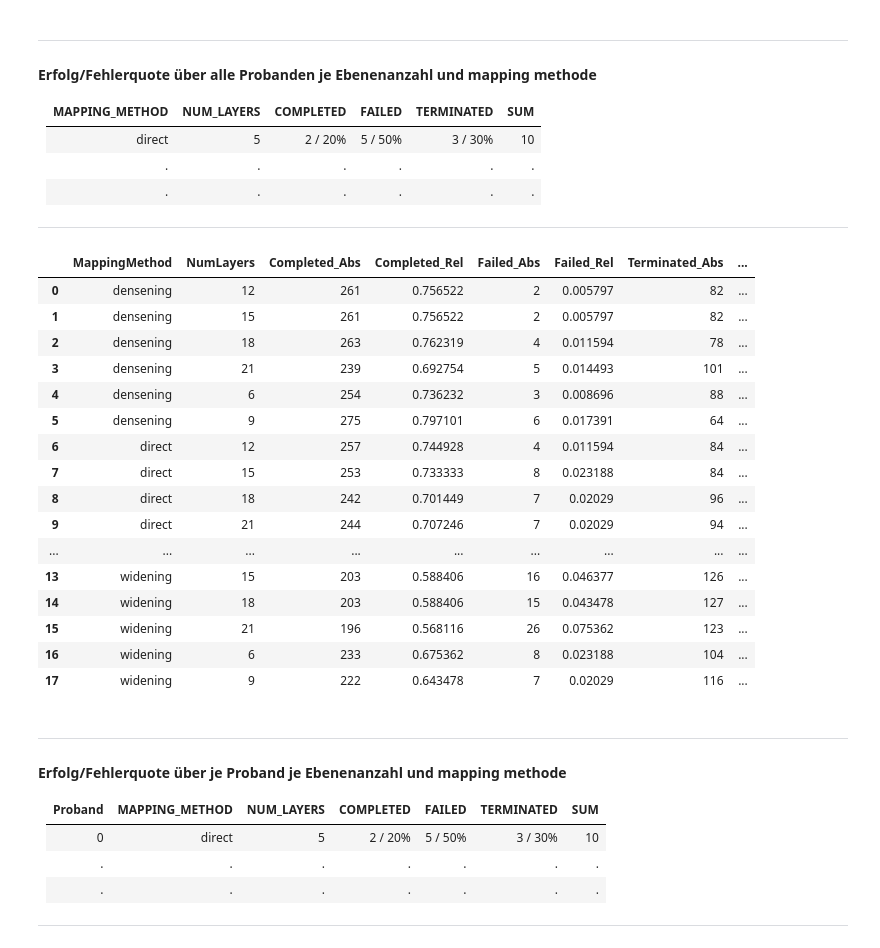
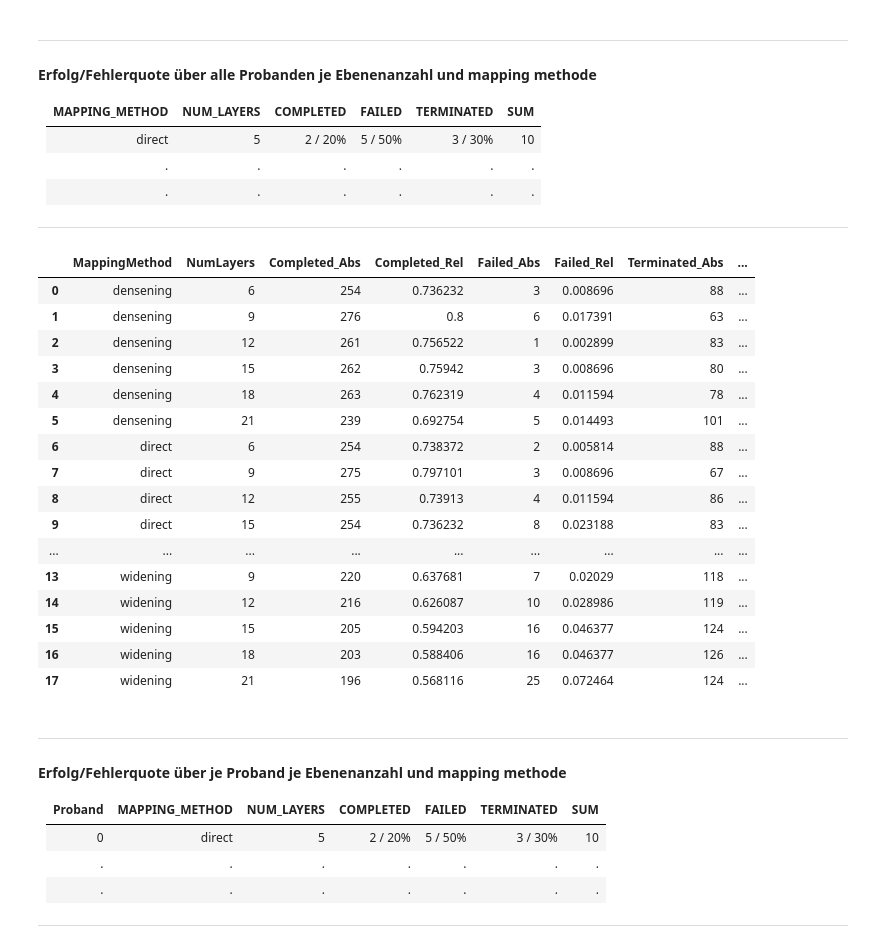
Before and after one commit to visualengineers/reflex-avi2022-results, a Jupyter notebook: code/zelasto study.ipynb, the cells around one changed output. Cells and saved outputs as stored; diff of their text form; code cells hidden in the pictures.

```diff
--- a/code/zelasto study.ipynb
+++ b/code/zelasto study.ipynb
@@ -548,7 +468,7 @@ Float64Index([12.221,    9.3, 11.357, 10.526,  9.006,  9.445, 12.669,   8.59,
 | .              | .         | .       | .          | .   |
 ---
 # %%
-df_resultStat = pd.read_csv('results.csv', sep=";", names = cn_result)
+df_resultStat = pd.read_csv('results.csv', sep=";")
 df_resultStat = df_resultStat.iloc[1: , :]
 
 cn_rates = ["NumLayers", "Completed_Abs", "Completed_Rel", "Failed_Abs", "Failed_Rel", "Terminated_Abs", "Terminated_Rel", "Sum"]
@@ -611,7 +531,7 @@ df_rates.to_csv(r'rates_global_layers.csv', sep= ";")
 | .           | .              | .         | .       | .          | .   |
 ---
 # %%
-df_resultStat = pd.read_csv('results.csv', sep=";", names = cn_result)
+df_resultStat = pd.read_csv('results.csv', sep=";")
 df_resultStat = df_resultStat.iloc[1: , :]
 
 cn_rates = ["Proband", "NumLayers", "Completed_Abs", "Completed_Rel", "Failed_Abs", "Failed_Rel", "Terminated_Abs", "Terminated_Rel", "Sum"]
@@ -681,7 +601,7 @@ df_rates.to_csv(r'rates_subject_layers.csv', sep= ";")
 | .              | .          | .         | .       | .          | .   |
 ---
 # %%
-df_resultStat = pd.read_csv('results.csv', sep=";", names = cn_result)
+df_resultStat = pd.read_csv('results.csv', sep=";")
 df_resultStat = df_resultStat.iloc[1: , :]
 
 cn_rates = ["MappingMethod", "NumLayers", "Completed_Abs", "Completed_Rel", "Failed_Abs", "Failed_Rel", "Terminated_Abs", "Terminated_Rel", "Sum"]
@@ -701,49 +621,49 @@ for elem in groups:
 count = grouped["Result"].count()
 
 for index, value in count.items():
     rate = df_rates.loc[(df_rates["MappingMethod"] == index[0]) & (df_rates["NumLayers"] == index[1])]
     r_index = rate.index
 
     if index[2] == " COMPLETED":
         compl_sum = int(rate["Completed_Abs"]) + value;
         df_rates.iat[r_index[0], 2] = compl_sum
 
     if index[2] == " FAILED":
         fail_sum = int(rate["Failed_Abs"]) + value;
         df_rates.iat[r_index[0], 4] = fail_sum
 
     if index[2] == " TERMINATED":
         term_sum = int(rate["Terminated_Abs"]) + value;
         df_rates.iat[r_index[0], 6] = term_sum
 
 df_rates["Sum"] = df_rates["Completed_Abs"] + df_rates["Failed_Abs"] + df_rates["Terminated_Abs"]
 df_rates["Completed_Rel"] = df_rates["Completed_Abs"] / df_rates["Sum"]
 df_rates["Failed_Rel"] = df_rates["Failed_Abs"] / df_rates["Sum"]
 df_rates["Terminated_Rel"] = df_rates["Terminated_Abs"] / df_rates["Sum"]
 
 df_rates["Sum_Rel"] = df_rates["Completed_Rel"] + df_rates["Failed_Rel"] + df_rates["Terminated_Rel"]
 
 display(df_rates.sort_values(by=["MappingMethod", "NumLayers"]))
 
 df_rates.to_csv(r'rates_global_mapping_layers.csv', sep= ";")
 # %% [output]
 |  | MappingMethod | NumLayers | Completed_Abs | Completed_Rel | Failed_Abs | Failed_Rel | Terminated_Abs | ... |
-| 0 | densening | 12 | 261 | 0.756522 | 2 | 0.005797 | 82 | ... |
-| 1 | densening | 15 | 261 | 0.756522 | 2 | 0.005797 | 82 | ... |
-| 2 | densening | 18 | 263 | 0.762319 | 4 | 0.011594 | 78 | ... |
-| 3 | densening | 21 | 239 | 0.692754 | 5 | 0.014493 | 101 | ... |
-| 4 | densening | 6 | 254 | 0.736232 | 3 | 0.008696 | 88 | ... |
-| 5 | densening | 9 | 275 | 0.797101 | 6 | 0.017391 | 64 | ... |
-| 6 | direct | 12 | 257 | 0.744928 | 4 | 0.011594 | 84 | ... |
-| 7 | direct | 15 | 253 | 0.733333 | 8 | 0.023188 | 84 | ... |
-| 8 | direct | 18 | 242 | 0.701449 | 7 | 0.02029 | 96 | ... |
-| 9 | direct | 21 | 244 | 0.707246 | 7 | 0.02029 | 94 | ... |
+| 0 | densening | 6 | 254 | 0.736232 | 3 | 0.008696 | 88 | ... |
+| 1 | densening | 9 | 276 | 0.8 | 6 | 0.017391 | 63 | ... |
+| 2 | densening | 12 | 261 | 0.756522 | 1 | 0.002899 | 83 | ... |
+| 3 | densening | 15 | 262 | 0.75942 | 3 | 0.008696 | 80 | ... |
+| 4 | densening | 18 | 263 | 0.762319 | 4 | 0.011594 | 78 | ... |
+| 5 | densening | 21 | 239 | 0.692754 | 5 | 0.014493 | 101 | ... |
+| 6 | direct | 6 | 254 | 0.738372 | 2 | 0.005814 | 88 | ... |
+| 7 | direct | 9 | 275 | 0.797101 | 3 | 0.008696 | 67 | ... |
+| 8 | direct | 12 | 255 | 0.73913 | 4 | 0.011594 | 86 | ... |
+| 9 | direct | 15 | 254 | 0.736232 | 8 | 0.023188 | 83 | ... |
 | ... | ... | ... | ... | ... | ... | ... | ... | ... |
-| 13 | widening | 15 | 203 | 0.588406 | 16 | 0.046377 | 126 | ... |
-| 14 | widening | 18 | 203 | 0.588406 | 15 | 0.043478 | 127 | ... |
-| 15 | widening | 21 | 196 | 0.568116 | 26 | 0.075362 | 123 | ... |
-| 16 | widening | 6 | 233 | 0.675362 | 8 | 0.023188 | 104 | ... |
-| 17 | widening | 9 | 222 | 0.643478 | 7 | 0.02029 | 116 | ... |
+| 13 | widening | 9 | 220 | 0.637681 | 7 | 0.02029 | 118 | ... |
+| 14 | widening | 12 | 216 | 0.626087 | 10 | 0.028986 | 119 | ... |
+| 15 | widening | 15 | 205 | 0.594203 | 16 | 0.046377 | 124 | ... |
+| 16 | widening | 18 | 203 | 0.588406 | 16 | 0.046377 | 126 | ... |
+| 17 | widening | 21 | 196 | 0.568116 | 25 | 0.072464 | 124 | ... |
 # %% [markdown]
 ---
 #### Erfolg/Fehlerquote über je Proband je Ebenenanzahl und mapping methode
```
Also changed, not shown: parts of 9 cells of this notebook, 9 other files.
